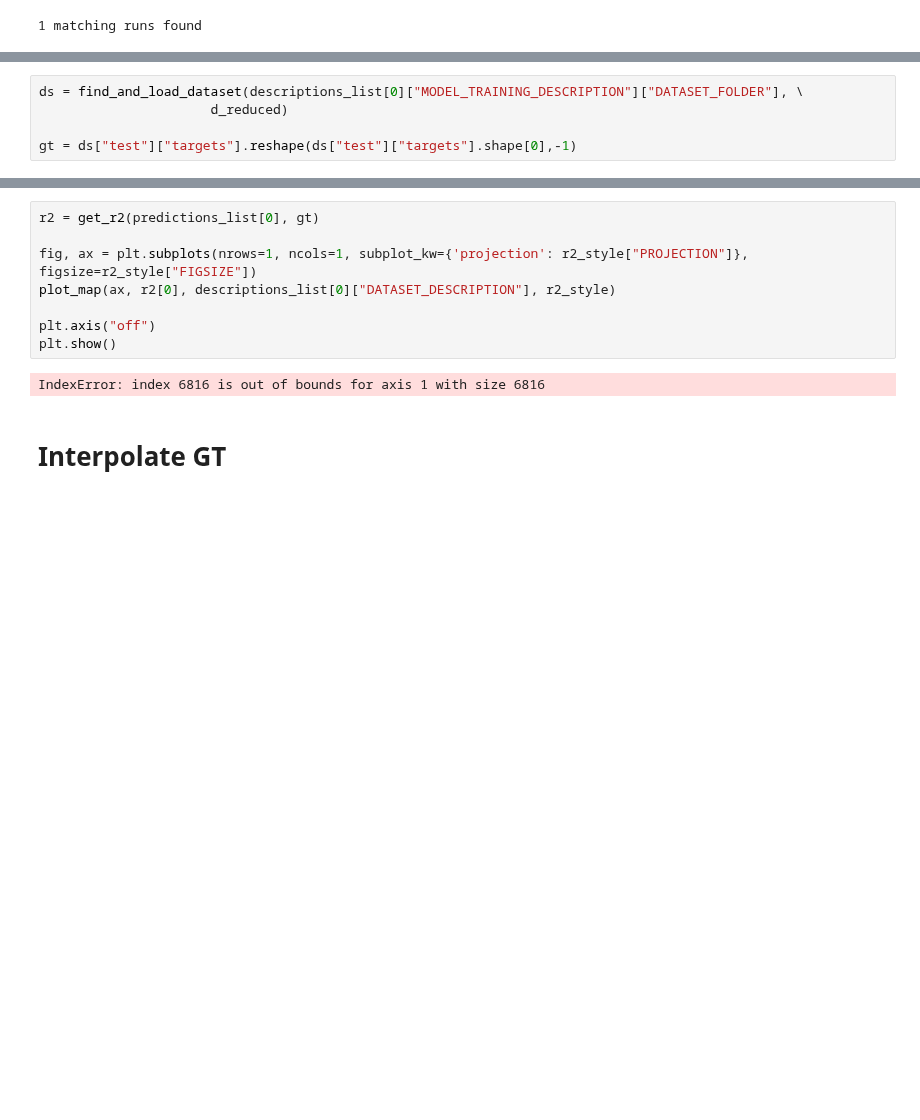
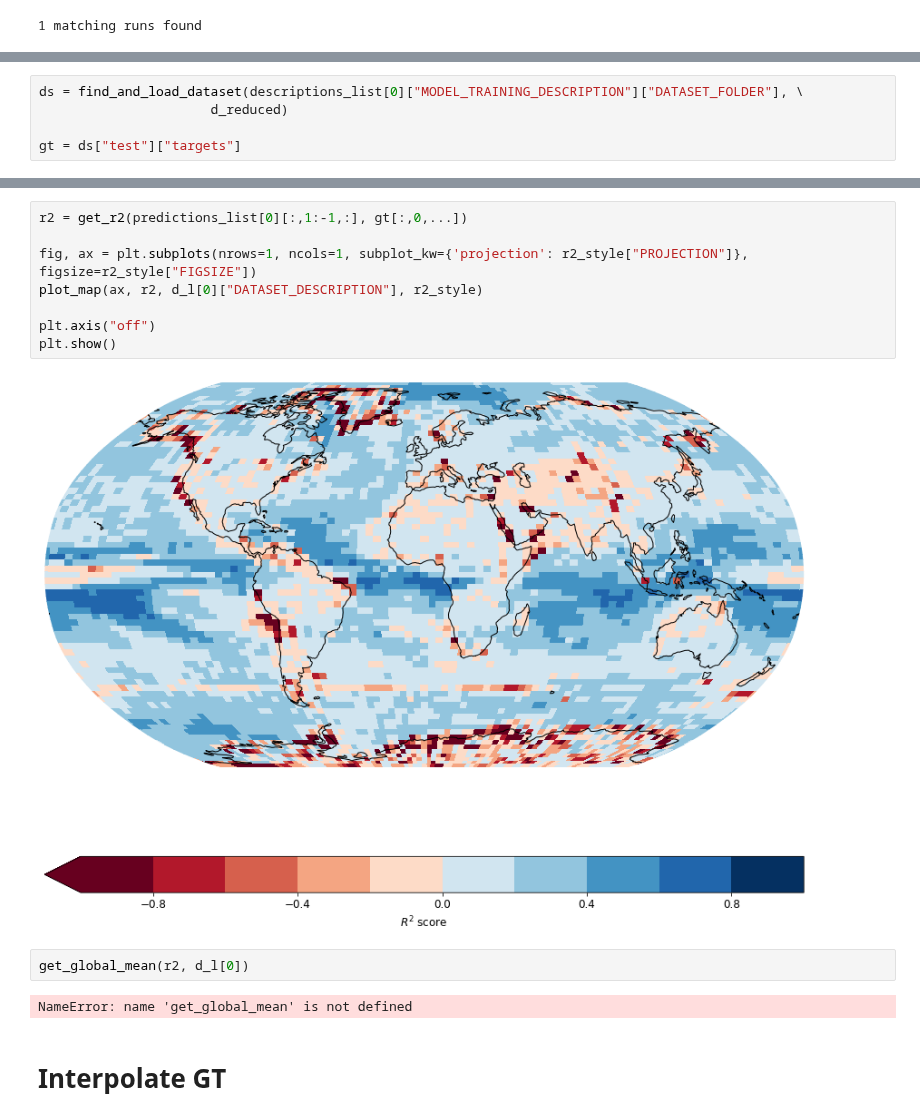
Before and after one commit to jonathanwider/isoEm, a Jupyter notebook: Test_Interpolatepy.ipynb, the cells around one changed output, grey strips where cells are left out. Cells and saved outputs as stored; diff of their text form; blank space fills up the shorter version.

```diff
--- a/Test_Interpolatepy.ipynb
+++ b/Test_Interpolatepy.ipynb
@@ -226,0 +226,5 @@ a = nc.Dataset("Scripts/tmp_r_5_nbs_6_cons1.nc")
+# %%
+ds = find_and_load_dataset(descriptions_list[0]["MODEL_TRAINING_DESCRIPTION"]["DATASET_FOLDER"], \
+                      d_reduced)
+
+gt = ds["test"]["targets"]
@@ -237,5 +238,0 @@ for l in ignore_vars:
-# %%
-ds = find_and_load_dataset(descriptions_list[0]["MODEL_TRAINING_DESCRIPTION"]["DATASET_FOLDER"], \
-                      d_reduced)
-
-gt = ds["test"]["targets"].reshape(ds["test"]["targets"].shape[0],-1)
@@ -246,13 +259,17 @@ gt.shape
 # %%
-r2 = get_r2(predictions_list[0], gt)
+r2 = get_r2(predictions_list[0][:,1:-1,:], gt[:,0,...])
 
 fig, ax = plt.subplots(nrows=1, ncols=1, subplot_kw={'projection': r2_style["PROJECTION"]}, figsize=r2_style["FIGSIZE"])
-plot_map(ax, r2[0], descriptions_list[0]["DATASET_DESCRIPTION"], r2_style)
+plot_map(ax, r2, d_l[0]["DATASET_DESCRIPTION"], r2_style)
 
 plt.axis("off")
 plt.show()
 # %% [output]
-IndexError: index 6816 is out of bounds for axis 1 with size 6816
+[figure, added]
+# %%
+get_global_mean(r2, d_l[0])
+# %% [output]
+NameError: name 'get_global_mean' is not defined
 # %% [markdown]
 # Interpolate GT
 # %%
```
Also changed, not shown: parts of 8 cells of this notebook, 1 other file.
